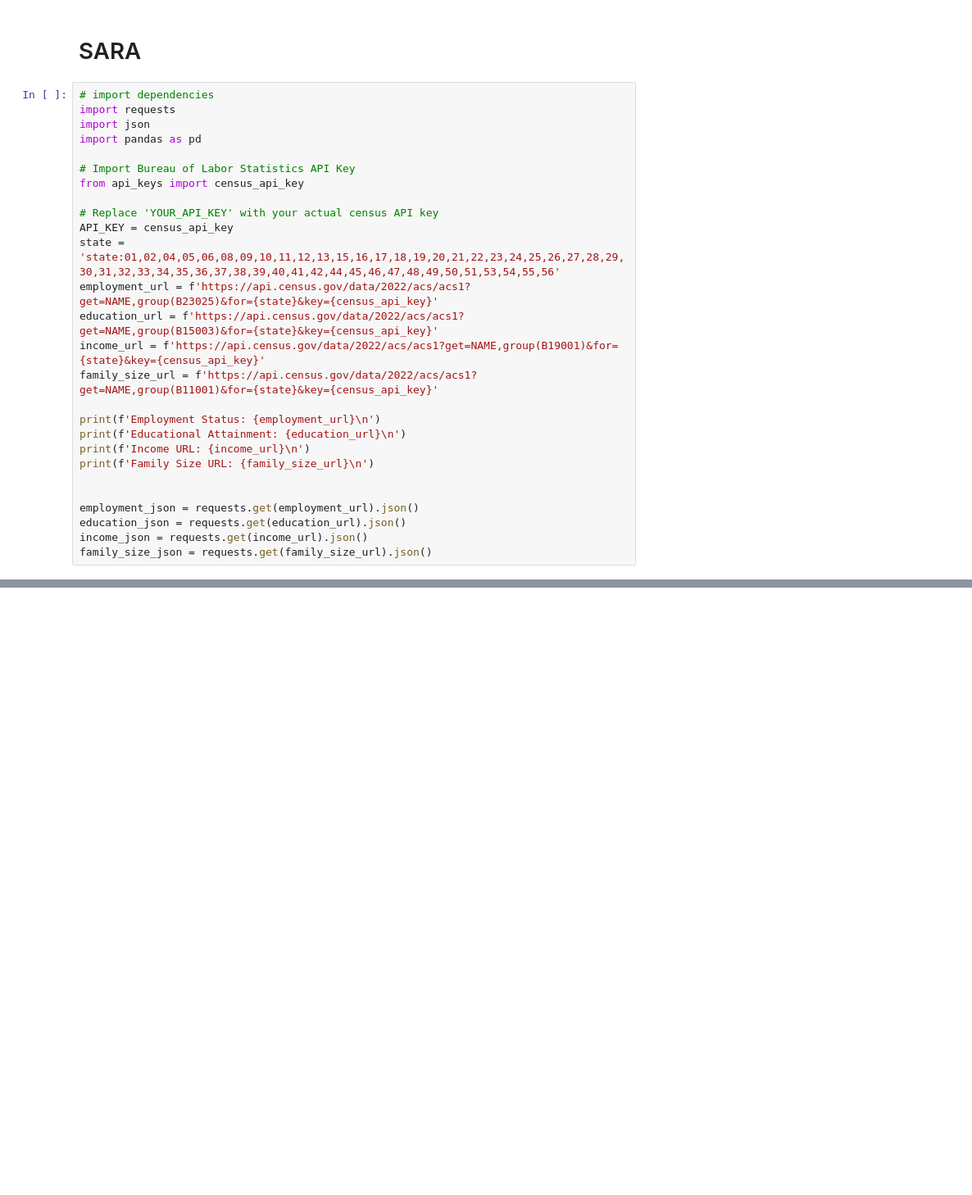
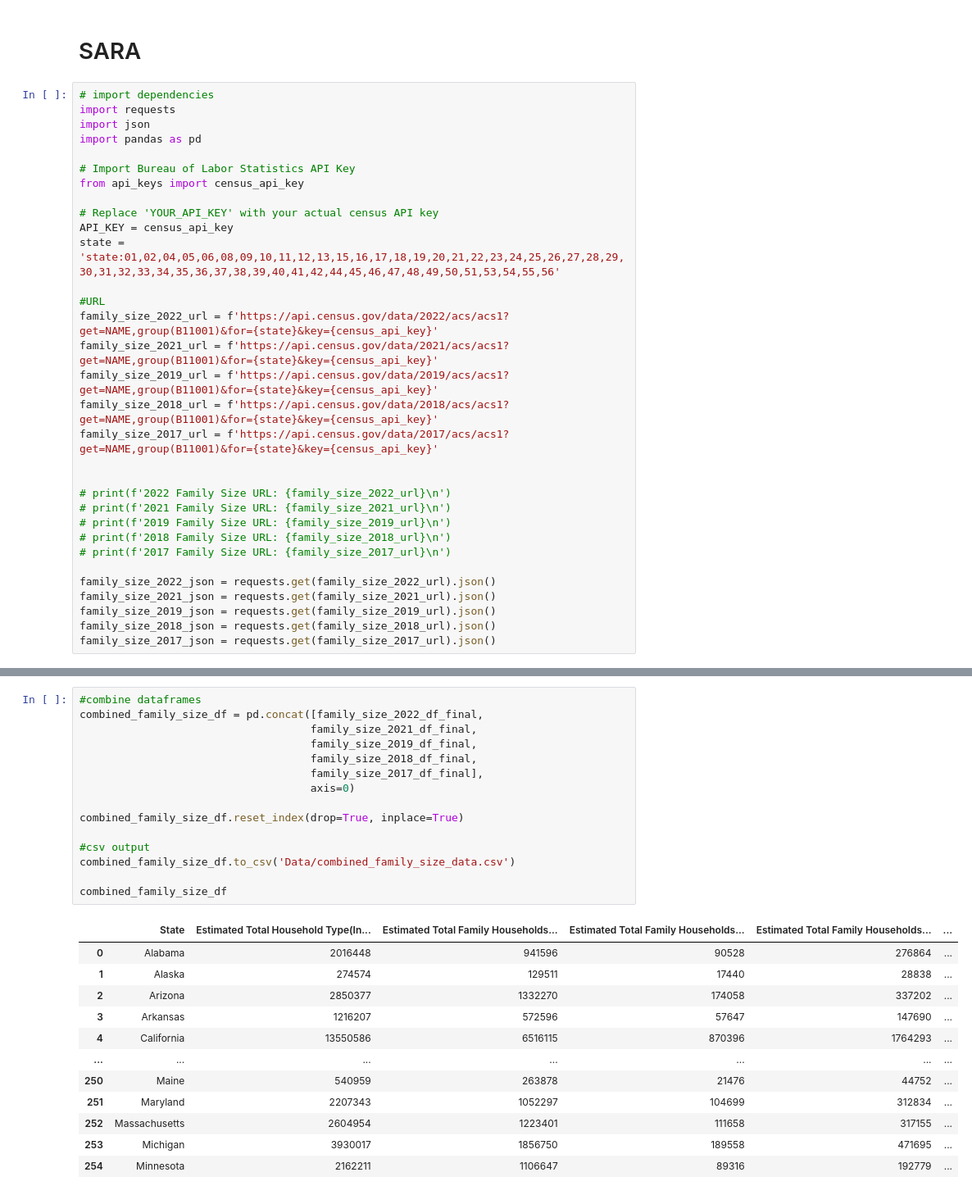
Before and after one commit to kikichan1/Project-1, a Jupyter notebook: Family_Size_Notebook.ipynb, the cells around one changed output, grey strips where cells are left out. Shown: that part at 82% size. Drawn from its saved outputs; the diff is of its cells as text; blank space fills up the shorter version.

```diff
--- a/Family_Size_Notebook.ipynb
+++ b/Family_Size_Notebook.ipynb
@@ -12,18 +12,23 @@ from api_keys import census_api_key
 # Replace 'YOUR_API_KEY' with your actual census API key
 API_KEY = census_api_key
 state = 'state:01,02,04,05,06,08,09,10,11,12,13,15,16,17,18,19,20,21,22,23,24,25,26,27,28,29,30,31,32,33,34,35,36,37,38,39,40,41,42,44,45,46,47,48,49,50,51,53,54,55,56'
-employment_url = f'https://api.census.gov/data/2022/acs/acs1?get=NAME,group(B23025)&for={state}&key={census_api_key}'
-education_url = f'https://api.census.gov/data/2022/acs/acs1?get=NAME,group(B15003)&for={state}&key={census_api_key}'
-income_url = f'https://api.census.gov/data/2022/acs/acs1?get=NAME,group(B19001)&for={state}&key={census_api_key}'
-family_size_url = f'https://api.census.gov/data/2022/acs/acs1?get=NAME,group(B11001)&for={state}&key={census_api_key}'
 
-print(f'Employment Status: {employment_url}\n')
-print(f'Educational Attainment: {education_url}\n')
-print(f'Income URL: {income_url}\n')
-print(f'Family Size URL: {family_size_url}\n')
+#URL
+family_size_2022_url = f'https://api.census.gov/data/2022/acs/acs1?get=NAME,group(B11001)&for={state}&key={census_api_key}'
+family_size_2021_url = f'https://api.census.gov/data/2021/acs/acs1?get=NAME,group(B11001)&for={state}&key={census_api_key}'
+family_size_2019_url = f'https://api.census.gov/data/2019/acs/acs1?get=NAME,group(B11001)&for={state}&key={census_api_key}'
+family_size_2018_url = f'https://api.census.gov/data/2018/acs/acs1?get=NAME,group(B11001)&for={state}&key={census_api_key}'
+family_size_2017_url = f'https://api.census.gov/data/2017/acs/acs1?get=NAME,group(B11001)&for={state}&key={census_api_key}'
 
 
-employment_json = requests.get(employment_url).json()
-education_json = requests.get(education_url).json()
-income_json = requests.get(income_url).json()
-family_size_json = requests.get(family_size_url).json()
+# print(f'2022 Family Size URL: {family_size_2022_url}\n')
+# print(f'2021 Family Size URL: {family_size_2021_url}\n')
+# print(f'2019 Family Size URL: {family_size_2019_url}\n')
+# print(f'2018 Family Size URL: {family_size_2018_url}\n')
+# print(f'2017 Family Size URL: {family_size_2017_url}\n')
+
+family_size_2022_json = requests.get(family_size_2022_url).json()
+family_size_2021_json = requests.get(family_size_2021_url).json()
+family_size_2019_json = requests.get(family_size_2019_url).json()
+family_size_2018_json = requests.get(family_size_2018_url).json()
+family_size_2017_json = requests.get(family_size_2017_url).json()
@@ -90,0 +242,28 @@ family_size_df = pd.DataFrame(requests.get(family_size_url).json()[1:], columns=
+# %%
+#combine dataframes
+combined_family_size_df = pd.concat([family_size_2022_df_final,
+                                    family_size_2021_df_final,
+                                    family_size_2019_df_final,
+                                    family_size_2018_df_final,
+                                    family_size_2017_df_final],
+                                    axis=0)
+
+combined_family_size_df.reset_index(drop=True, inplace=True)
+
+#csv output
+combined_family_size_df.to_csv('Data/combined_family_size_data.csv')
+
+combined_family_size_df
+# %% [output]
+|  | State | Estimated Total Household Type(In... | Estimated Total Family Households... | Estimated Total Family Households... | Estimated Total Family Households... | ... |
+| 0 | Alabama | 2016448 | 941596 | 90528 | 276864 | ... |
+| 1 | Alaska | 274574 | 129511 | 17440 | 28838 | ... |
+| 2 | Arizona | 2850377 | 1332270 | 174058 | 337202 | ... |
+| 3 | Arkansas | 1216207 | 572596 | 57647 | 147690 | ... |
+| 4 | California | 13550586 | 6516115 | 870396 | 1764293 | ... |
+| ... | ... | ... | ... | ... | ... | ... |
+| 250 | Maine | 540959 | 263878 | 21476 | 44752 | ... |
+| 251 | Maryland | 2207343 | 1052297 | 104699 | 312834 | ... |
+| 252 | Massachusetts | 2604954 | 1223401 | 111658 | 317155 | ... |
+| 253 | Michigan | 3930017 | 1856750 | 189558 | 471695 | ... |
+| 254 | Minnesota | 2162211 | 1106647 | 89316 | 192779 | ... |
```
Also changed, not shown: parts of 16 cells of this notebook, 41 other files.
